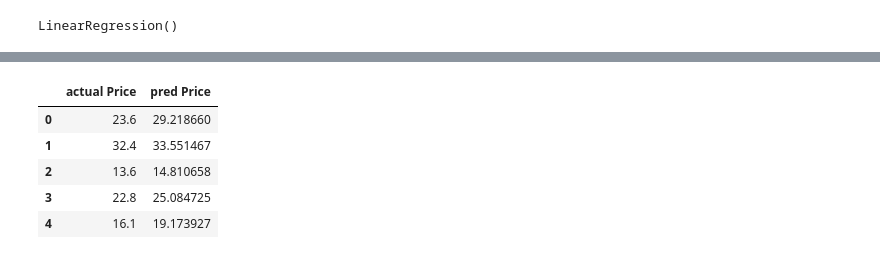
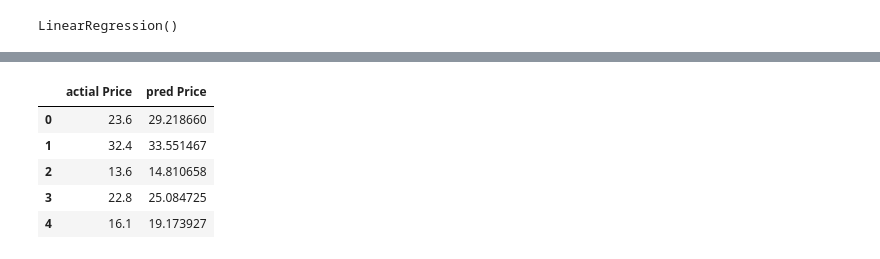
Before and after one commit to bsmoon-86/ubion-code, a Jupyter notebook: 04_회귀분석.ipynb, the cells around one changed output, grey strips where cells are left out. Cells and saved outputs as stored; diff of their text form; code cells hidden in the pictures.

```diff
--- a/04_회귀분석.ipynb
+++ b/04_회귀분석.ipynb
@@ -61,0 +37,3 @@ boston.head()
+# %%
+boston = pd.read_csv('boston.csv')
+boston.head()
@@ -173,8 +160,8 @@ R2:  0.74546
 # %%
-## 성능평가 및 예측값 저장
-## x_test를 scaler.transform()에 입력하여 x_train과 같은 방식으로 Min-Max 정규화를 수행
-## x_test_sc를 훈련된 모델에 입력해 예측값을 pred에 저장
+## 성능 평가 및 예측값 저장
+## x_test를 scaler.transform()에 입력하여 x_train과 같은 방식으로 Min-Max 정규화 수행
+## x_test_sc를 훈련된 모델에 입력해 예측값을 pred_t 저장
 
 x_test_sc = scaler.transform(x_test)
-pred = linear.predict(x_test_sc)
+pred_t = linear.predict(x_test_sc)
 # %%
@@ -198,3 +182,3 @@ R2:  0.66406
 # %%
-pred_df = pd.DataFrame(pred, columns=['pred Price'])
-pred_df.head()
+pred_df = pd.DataFrame(pred_t, columns=["pred Price"])
+actual = pd.DataFrame(y_test, columns=['actial Price'])
@@ -208,3 +184,0 @@ pred_df.head()
-# %%
-actual = pd.DataFrame(y_test, columns=['actual Price'])
-actual.head()
@@ -218,10 +203,10 @@ actual.head()
 # %%
-## 2개의 데이터프레임을 결합 후 csv로 저장
+## 두개의 데이터프레임을 결합 후 csv로 저장
 reg_result = pd.concat([actual, pred_df], axis=1)
-reg_result.to_csv('reg_result.csv', index=False, encoding='utf-8-sig')
+reg_result.to_csv('reg_result.csv', index=False, encoding='utf-8')
 reg_result.head()
 # %% [output]
-|  | actual Price | pred Price |
+|  | actial Price | pred Price |
 | 0 | 23.6 | 29.218660 |
 | 1 | 32.4 | 33.551467 |
 | 2 | 13.6 | 14.810658 |
```
Also changed, not shown: parts of 18 cells of this notebook, 16 other files.
